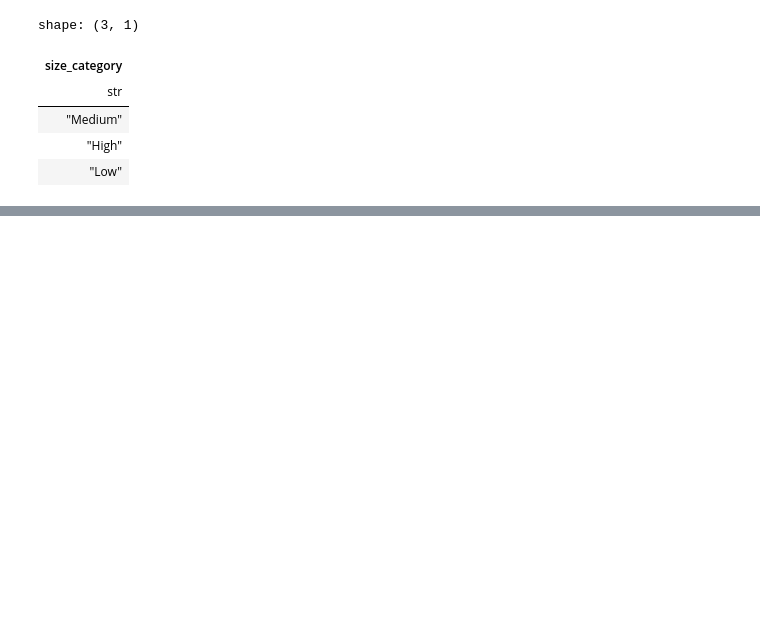
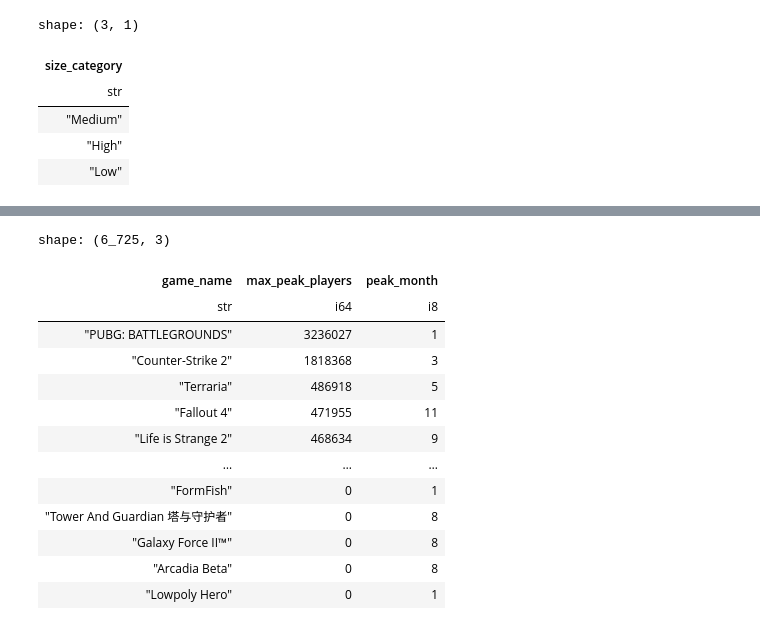
Before and after one commit to ZygimantasB/polars_library, a Jupyter notebook: kaggle/Steam Monthly Average Players.ipynb, the cells around one changed output, grey strips where cells are left out. Drawn from its saved outputs; the diff is of its cells as text; code cells hidden in the pictures; blank space fills up the shorter version.

Commit message:
Phase 4: Aggregation & Grouping (Analysis)

```diff
--- a/kaggle/Steam Monthly Average Players.ipynb
+++ b/kaggle/Steam Monthly Average Players.ipynb
@@ -298,0 +332,22 @@ shape: (3, 1)
+# %%
+df.group_by(
+    'game_name'
+).agg([
+    pl.col('peak_players').max().alias('max_peak_players'),
+    pl.col('month').filter(pl.col('peak_players') == pl.col('peak_players').max()).first().alias('peak_month'),
+]).sort('max_peak_players', descending=True)
+# %% [output]
+shape: (6_725, 3)
+| game_name | max_peak_players | peak_month |
+| str | i64 | i8 |
+| "PUBG: BATTLEGROUNDS" | 3236027 | 1 |
+| "Counter-Strike 2" | 1818368 | 3 |
+| "Terraria" | 486918 | 5 |
+| "Fallout 4" | 471955 | 11 |
+| "Life is Strange 2" | 468634 | 9 |
+| … | … | … |
+| "FormFish" | 0 | 1 |
+| "Tower And Guardian 塔与守护者" | 0 | 8 |
+| "Galaxy Force II™" | 0 | 8 |
+| "Arcadia Beta" | 0 | 8 |
+| "Lowpoly Hero" | 0 | 1 |
```
Also changed, not shown: parts of 8 cells of this notebook.
